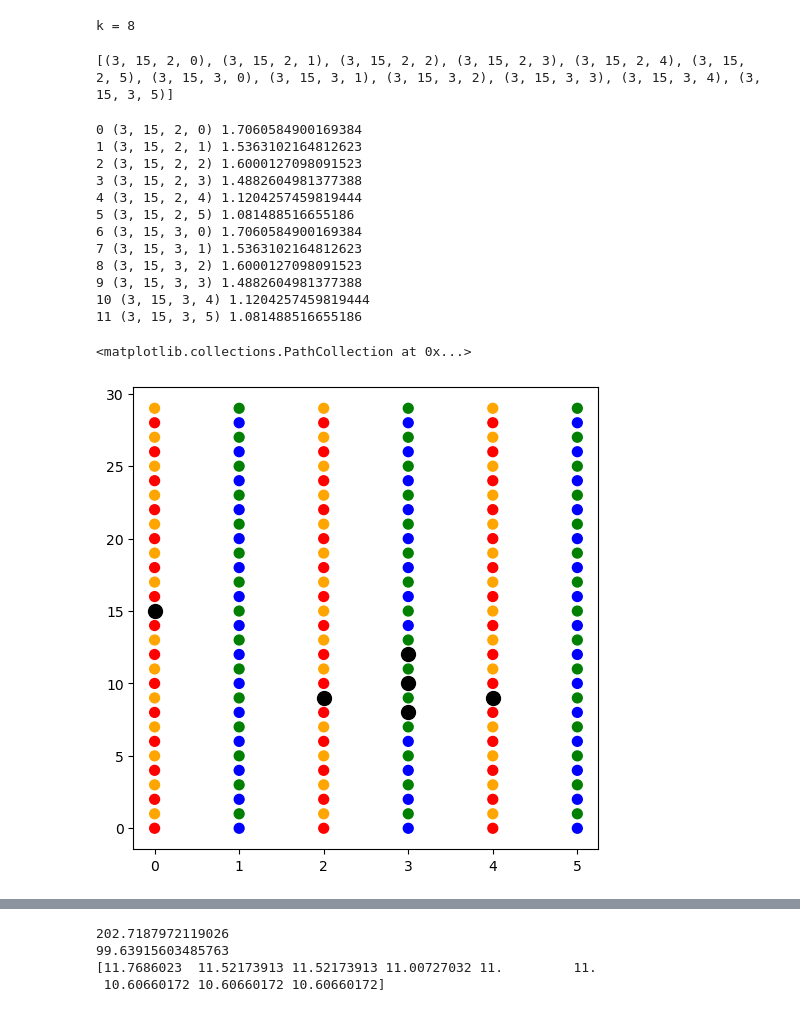
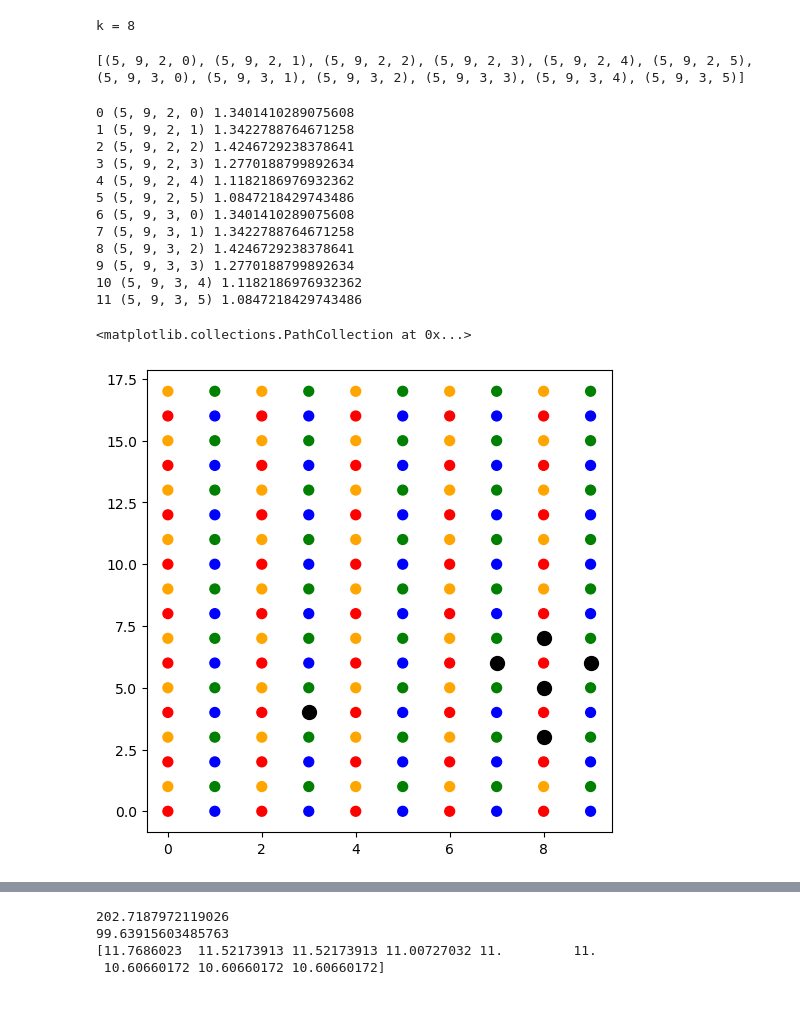
Before and after one commit to noahberthusen/qecc_routing, a Jupyter notebook: src_py/quasi-cyclic/quasi-cyclic.ipynb, the cells around one changed output, grey strips where cells are left out. Saved outputs shown, nothing was run; the diff lists cells and outputs as text; code cells hidden in the pictures.

```diff
--- a/src_py/quasi-cyclic/quasi-cyclic.ipynb
+++ b/src_py/quasi-cyclic/quasi-cyclic.ipynb
@@ -33,10 +33,11 @@ code = codes[-2]
 # code = [5,18,10,3,2,0,7,14,5,18,3,1]
 # code = [3,12,9,2,1,3,10,5,3,12,3,3]
 
-# code = [12,3,9,1,2,0,7,2,3,12,2,1] # working on this one
-code = [12,3,9,1,2,0,7,2,3,12,2,0]
-code = [12,3,9,1,2,0,1,11,3,12,2,0]
-code = [15,3,6,1,2,0,7,14,3,15,2,1]
+code = [12,3,9,1,2,0,7,2,3,12,2,1] # working on this one
+code = [15,3,6,1,2,3,13,5,15,3,1,5]
+
+# code = [12,3,3,2,1,0,7,5,3,12,2,0]
+code = [9,5,8,4,1,5,8,7,5,9,2,1]
 # %%
 def cyclic_shift_matrix(l):
     arr = np.eye(l, dtype=int)
@@ -117,7 +118,7 @@ def has_toric_layout():
 confirmed_codes = has_toric_layout()
 print(confirmed_codes)
 # %% [output]
-[(3, 15, 2, 0), (3, 15, 2, 1), (3, 15, 2, 2), (3, 15, 2, 3), (3, 15, 2, 4), (3, 15, 2, 5), (3, 15, 3, 0), (3, 15, 3, 1), (3, 15, 3, 2), (3, 15, 3, 3), (3, 15, 3, 4), (3, 15, 3, 5)]
+[(5, 9, 2, 0), (5, 9, 2, 1), (5, 9, 2, 2), (5, 9, 2, 3), (5, 9, 2, 4), (5, 9, 2, 5), (5, 9, 3, 0), (5, 9, 3, 1), (5, 9, 3, 2), (5, 9, 3, 3), (5, 9, 3, 4), (5, 9, 3, 5)]
 # %%
 def embed_code(code, init):
     emb_m, emb_ell, A_ind, B_ind = code
@@ -215,18 +216,18 @@ for c,code in enumerate(confirmed_codes):
     # plt.hist(bins[:-1], bins=bins, weights=counts/counts_weighter, label=f"{code}", alpha=0.7)
     # plt.legend()
 # %% [output]
-0 (3, 15, 2, 0) 1.7060584900169384
-1 (3, 15, 2, 1) 1.5363102164812623
-2 (3, 15, 2, 2) 1.6000127098091523
-3 (3, 15, 2, 3) 1.4882604981377388
-4 (3, 15, 2, 4) 1.1204257459819444
-5 (3, 15, 2, 5) 1.081488516655186
-6 (3, 15, 3, 0) 1.7060584900169384
-7 (3, 15, 3, 1) 1.5363102164812623
-8 (3, 15, 3, 2) 1.6000127098091523
-9 (3, 15, 3, 3) 1.4882604981377388
-10 (3, 15, 3, 4) 1.1204257459819444
-11 (3, 15, 3, 5) 1.081488516655186
+0 (5, 9, 2, 0) 1.3401410289075608
+1 (5, 9, 2, 1) 1.3422788764671258
+2 (5, 9, 2, 2) 1.4246729238378641
+3 (5, 9, 2, 3) 1.2770188799892634
+4 (5, 9, 2, 4) 1.1182186976932362
+5 (5, 9, 2, 5) 1.0847218429743486
+6 (5, 9, 3, 0) 1.3401410289075608
+7 (5, 9, 3, 1) 1.3422788764671258
+8 (5, 9, 3, 2) 1.4246729238378641
+9 (5, 9, 3, 3) 1.2770188799892634
+10 (5, 9, 3, 4) 1.1182186976932362
+11 (5, 9, 3, 5) 1.0847218429743486
 # %%
 lattice = embed_code(confirmed_codes[1], 0)
 
@@ -241,35 +242,35 @@ for i in range(lattice.shape[0]):
         elif lattice[i][j][0] == "l":
             colors[i][j] = "blue"
         else:
             colors[i][j] = "green"
 
 qbts = np.array([None for i in range(2*m*ell)])
 for i in range(lattice.shape[0]):
     for j in range(lattice.shape[1]):
         if lattice[i][j][0] == "r" or lattice[i][j][0] == "l":
             qbts[int(lattice[i][j][1:])] = (i, j)
 x_checks = np.array([None for i in range(m*ell)])
 z_checks = np.array([None for i in range(m*ell)])
 
 for i in range(lattice.shape[0]):
     for j in range(lattice.shape[1]):
         if lattice[i][j][0] == "x":
             x_checks[int(lattice[i][j][1:])] = (i, j)
         elif lattice[i][j][0] == "z":
             z_checks[int(lattice[i][j][1:])-(m*ell)] = (i, j)
 
 
 
 nodes = itertools.product(np.arange(lattice.shape[0]), np.arange(lattice.shape[1]))
 
-gen_qbts = qbts[np.where(Hz[6])[0]] # 20x
+gen_qbts = qbts[np.where(Hx[18])[0]] # 20x
 
 fig, ax = plt.subplots(1, 1, figsize=(6, 6))
 ax.scatter(*zip(*nodes), s=50, c=colors.flatten()) # vv qubits
 ax.scatter(*zip(*gen_qbts), s=100, c='k')
 # %% [output]
 <matplotlib.collections.PathCollection at 0x...>
-[figure, old version]
+[figure, new version]
 # %%
 x_rs = []
 z_rs = []
```
Also changed, not shown: parts of 1 cell of this notebook, 54 other files.
